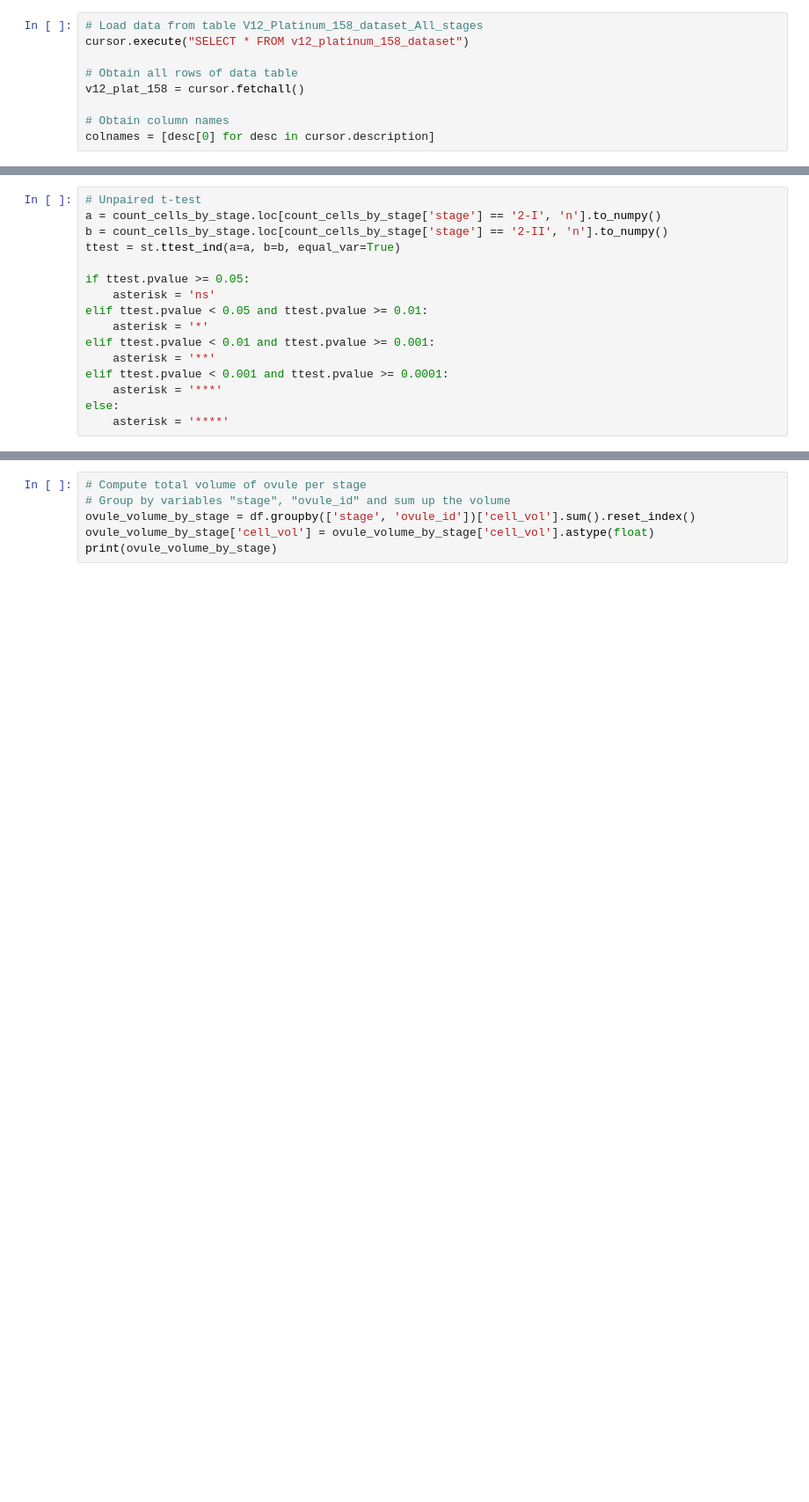
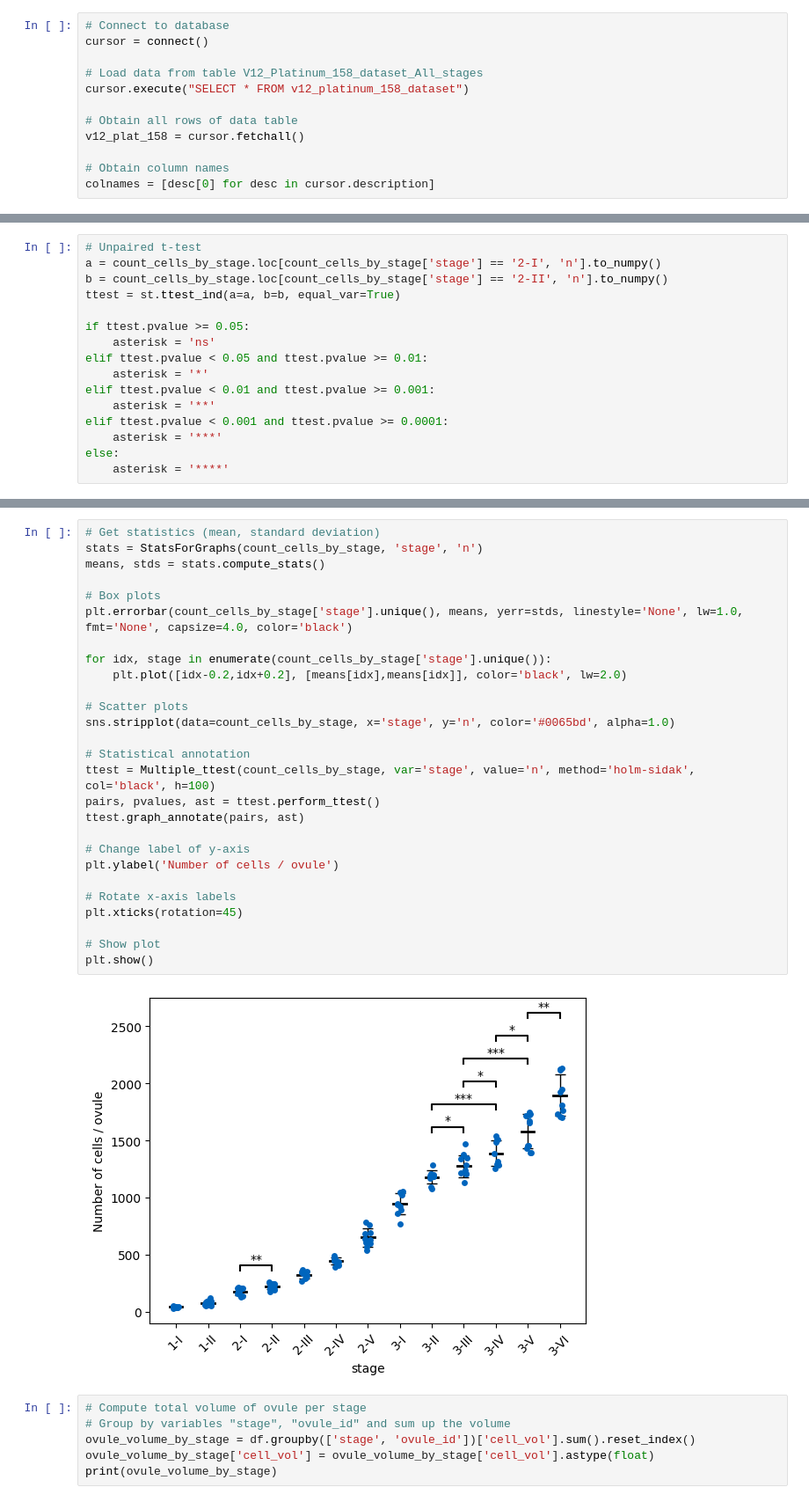
Before and after one commit to SNZLab/3D-ovule-analysis-pipeline, a Jupyter notebook: Automation_pipeline.ipynb, the cells around one changed output, grey strips where cells are left out. Shown: that part at 88% size. Cells and saved outputs as stored; diff of their text form; blank space fills up the shorter version.

Commit message:
Multiple t-test & corresponding graph annotations

```diff
--- a/Automation_pipeline.ipynb
+++ b/Automation_pipeline.ipynb
@@ -209,6 +257,9 @@ print(count_sample_by_stage)
 # %% [markdown]
 Statistical analyses based on dataset "V12_Platinum_158_dataset_All_stages"
 # %%
+# Connect to database
+cursor = connect()
+
 # Load data from table V12_Platinum_158_dataset_All_stages
 cursor.execute("SELECT * FROM v12_platinum_158_dataset")
 
@@ -312,3 +428,32 @@ plt.show()
+# %%
+# Get statistics (mean, standard deviation)
+stats = StatsForGraphs(count_cells_by_stage, 'stage', 'n')
+means, stds = stats.compute_stats()
+
+# Box plots
+plt.errorbar(count_cells_by_stage['stage'].unique(), means, yerr=stds, linestyle='None', lw=1.0, fmt='None', capsize=4.0, color='black')
+
+for idx, stage in enumerate(count_cells_by_stage['stage'].unique()):
+    plt.plot([idx-0.2,idx+0.2], [means[idx],means[idx]], color='black', lw=2.0)
+
+# Scatter plots
+sns.stripplot(data=count_cells_by_stage, x='stage', y='n', color='#0065bd', alpha=1.0)
+
+# Statistical annotation
+ttest = Multiple_ttest(count_cells_by_stage, var='stage', value='n', method='holm-sidak', col='black', h=100)
+pairs, pvalues, ast = ttest.perform_ttest()
+ttest.graph_annotate(pairs, ast)
+
+# Change label of y-axis
+plt.ylabel('Number of cells / ovule')
+
+# Rotate x-axis labels
+plt.xticks(rotation=45)
+
+# Show plot
+plt.show()
+# %% [output]
+[figure, added]
 # %%
 # Compute total volume of ovule per stage
 # Group by variables "stage", "ovule_id" and sum up the volume
```
Also changed, not shown: parts of 9 cells of this notebook.
